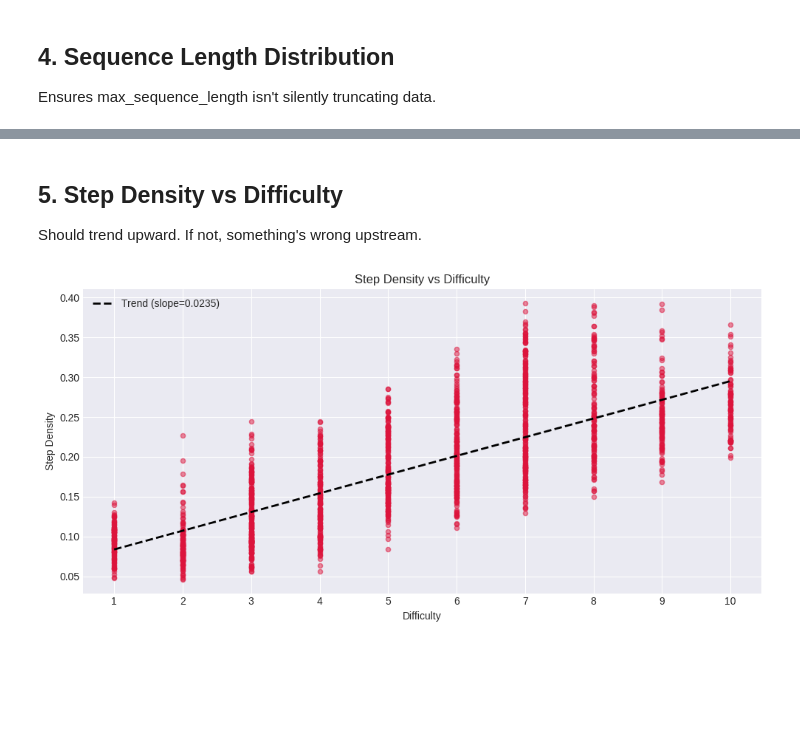
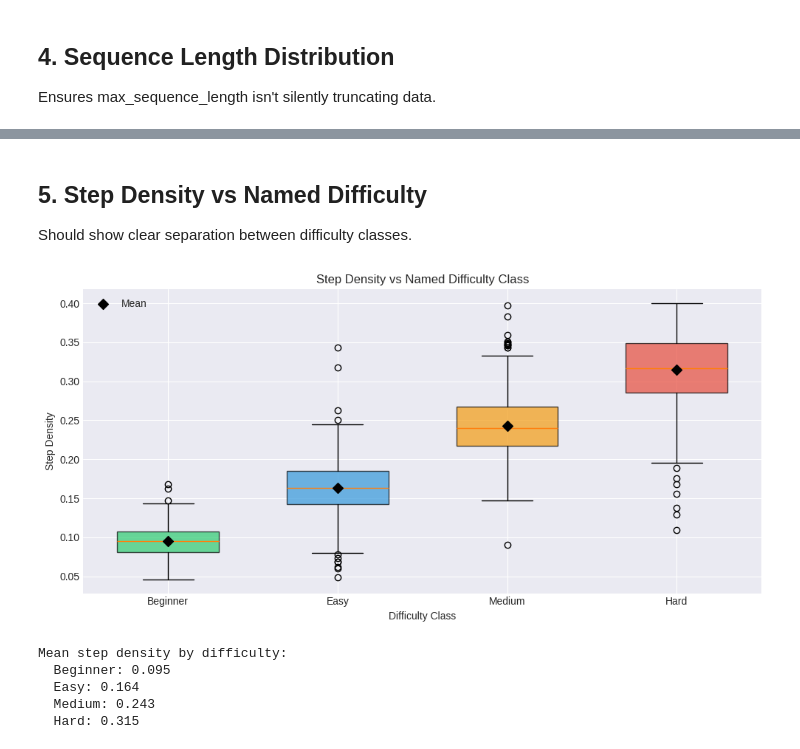
Before and after one commit to Ybx-jp/stepmania-ml, a Jupyter notebook: notebooks/data_exploration.ipynb, the cells around one changed output, grey strips where cells are left out. Cells and saved outputs as stored; diff of their text form; code cells hidden in the pictures; blank space fills up the shorter version.

```diff
--- a/notebooks/data_exploration.ipynb
+++ b/notebooks/data_exploration.ipynb
@@ -212,34 +277,50 @@ Recommended max_sequence_length (P95): 1440
 # %% [markdown]
-## 5. Step Density vs Difficulty
+## 5. Step Density vs Named Difficulty
 
-Should trend upward. If not, something's wrong upstream.
+Should show clear separation between difficulty classes.
-# %%
-def step_density(tensor):
-    """Fraction of timesteps with at least one note"""
-    return np.mean(np.sum(tensor, axis=1) > 0)
-
-densities = [(c['difficulty'], step_density(c['tensor'])) for c in charts]
-diffs, dens = zip(*densities)
-
-fig, ax = plt.subplots(figsize=(10, 5))
-ax.scatter(diffs, dens, alpha=0.5, color='crimson', s=20)
-
-# Add trend line
-z = np.polyfit(diffs, dens, 1)
-p = np.poly1d(z)
-ax.plot(range(1, 11), p(range(1, 11)), 'k--', linewidth=2, label=f'Trend (slope={z[0]:.4f})')
-
-ax.set_xlabel('Difficulty')
-ax.set_ylabel('Step Density')
-ax.set_title('Step Density vs Difficulty')
-ax.set_xticks(range(1, 11))
-ax.legend()
-
-plt.tight_layout()
-plt.show()
-
-if z[0] <= 0:
-    print("WARNING: Step density does not increase with difficulty!")
-# %% [output]
-[figure, removed]
+# %%
+def step_density(tensor):
+    """Fraction of timesteps with at least one note"""
+    return np.mean(np.sum(tensor, axis=1) > 0)
+
+# Calculate densities grouped by difficulty class
+density_by_diff = {name: [] for name in DIFFICULTY_NAMES}
+for c in charts:
+    density_by_diff[c['difficulty_name']].append(step_density(c['tensor']))
+
+fig, ax = plt.subplots(figsize=(10, 5))
+positions = range(len(DIFFICULTY_NAMES))
+bp = ax.boxplot([density_by_diff[name] for name in DIFFICULTY_NAMES],
+                positions=positions, patch_artist=True, widths=0.6)
+
+colors = ['#2ecc71', '#3498db', '#f39c12', '#e74c3c']
+for patch, color in zip(bp['boxes'], colors):
+    patch.set_facecolor(color)
+    patch.set_alpha(0.7)
+
+ax.set_xlabel('Difficulty Class')
+ax.set_ylabel('Step Density')
+ax.set_title('Step Density vs Named Difficulty Class')
+ax.set_xticks(positions)
+ax.set_xticklabels(DIFFICULTY_NAMES)
+
+# Add mean values
+means = [np.mean(density_by_diff[name]) for name in DIFFICULTY_NAMES]
+ax.scatter(positions, means, color='black', marker='D', s=50, zorder=3, label='Mean')
+ax.legend()
+
+plt.tight_layout()
+plt.show()
+
+# Check trend
+print("Mean step density by difficulty:")
+for name in DIFFICULTY_NAMES:
+    print(f"  {name}: {np.mean(density_by_diff[name]):.3f}")
+# %% [output]
+[figure, added]
+Mean step density by difficulty:
+  Beginner: 0.095
+  Easy: 0.164
+  Medium: 0.243
+  Hard: 0.315
 # %% [markdown]
```
Also changed, not shown: parts of 23 cells of this notebook, 2 other files.
